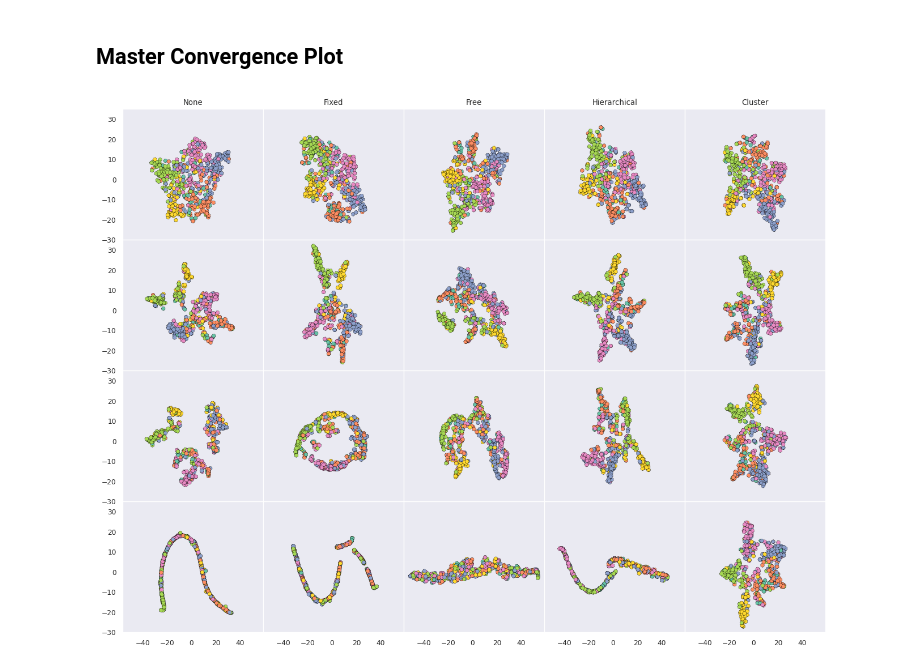
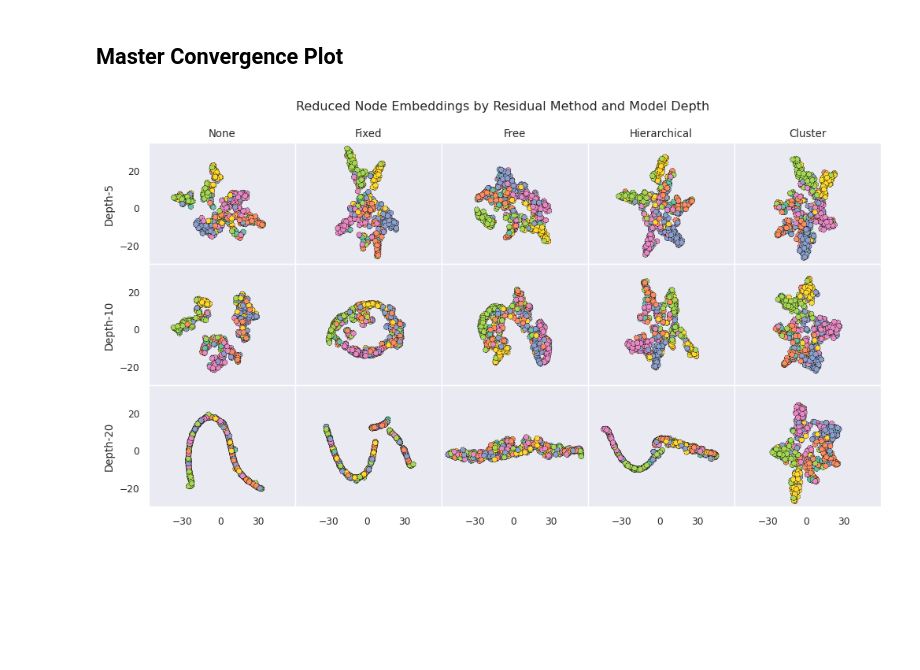
Before and after one commit to BenPrie/semantic-oversmoothing, a Jupyter notebook: convergence.ipynb, the cells around one changed output. Cells and saved outputs as stored; diff of their text form; code cells hidden in the pictures; blank space fills up the shorter version.

```diff
--- a/convergence.ipynb
+++ b/convergence.ipynb
@@ -202,36 +202,41 @@ def draw_scatterplot(feature_df, ax):
         hue=feature_df['labels'],
         ax=ax,
 
         # Beautification.
         palette='Set2',
         linestyle='--',
         edgecolors='k'
     )
 
 def draw_master_convergence_plot(save=True):
     # Put all subplots on the same axes scales.
-    fig, axes = plt.subplots(4, 5, figsize=(16, 12), sharex='all', sharey='all')
+    fig, axes = plt.subplots(3, 5, figsize=(12, 6), sharex='all', sharey='all')
 
-    for row, depth in enumerate(model_depths):
+    for row, depth in enumerate(model_depths[1:]):
         draw_scatterplot(none_reduced_features_by_depth[depth], axes[row][0])
         draw_scatterplot(fixed_reduced_features_by_depth[depth], axes[row][1])
         draw_scatterplot(free_reduced_features_by_depth[depth], axes[row][2])
         draw_scatterplot(hierarchical_reduced_features_by_depth[depth], axes[row][3])
         draw_scatterplot(cluster_reduced_features_by_depth[depth], axes[row][4])
 
     # Remove clutter.
-    [[axes[i][j].legend([], [], frameon=False) for i in range(4)] for j in range(5)]
-    [[axes[i][j].set_xlabel('') for i in range(4)] for j in range(5)]
-    [[axes[i][j].set_ylabel('') for i in range(4)] for j in range(5)]
+    [[axes[i][j].legend([], [], frameon=False) for i in range(3)] for j in range(5)]
+    [[axes[i][j].set_xlabel('') for i in range(3)] for j in range(5)]
+    [[axes[i][j].set_xticks([-30, 0, 30]) for i in range(3)] for j in range(5)]
+    [[axes[i][j].set_ylabel('') for i in range(3)] for j in range(5)]
+    [[axes[i][j].set_yticks([-20, 0, 20]) for i in range(3)] for j in range(5)]
 
     # Add titles.
     [axes[0][i].set_title(['None', 'Fixed', 'Free', 'Hierarchical', 'Cluster'][i]) for i in range(5)]
+    [axes[i][0].set_ylabel(f'Depth-{model_depths[i+1]}') for i in range(3)]
+
+    fig.suptitle('Reduced Node Embeddings by Residual Method and Model Depth', y=.97)
 
     # Save figure.
     plt.subplots_adjust(wspace=0, hspace=0)
     if save:
         plt.savefig('./figures/convergence/master.pdf', bbox_inches='tight')
 
 draw_master_convergence_plot(True)
 # %% [output]
-[figure, old version]
+[figure, new version]
```
Also changed, not shown: 1 other file.
